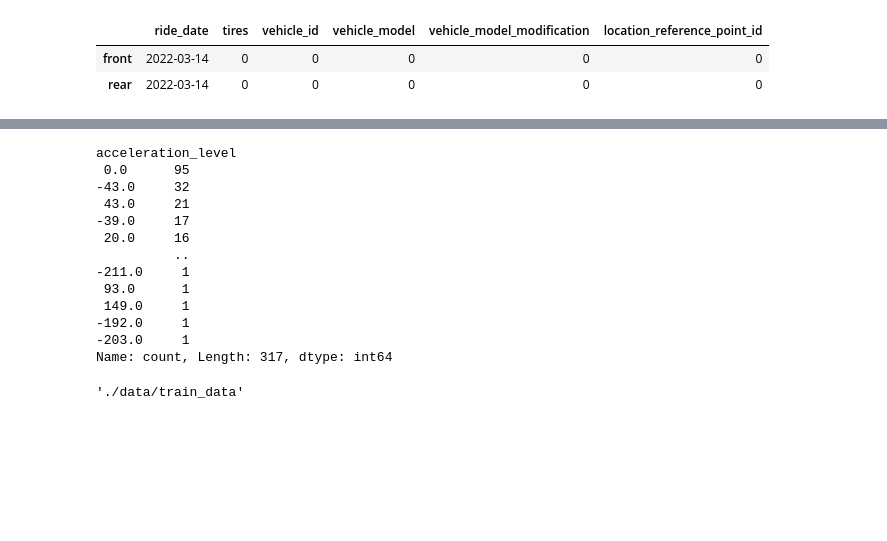
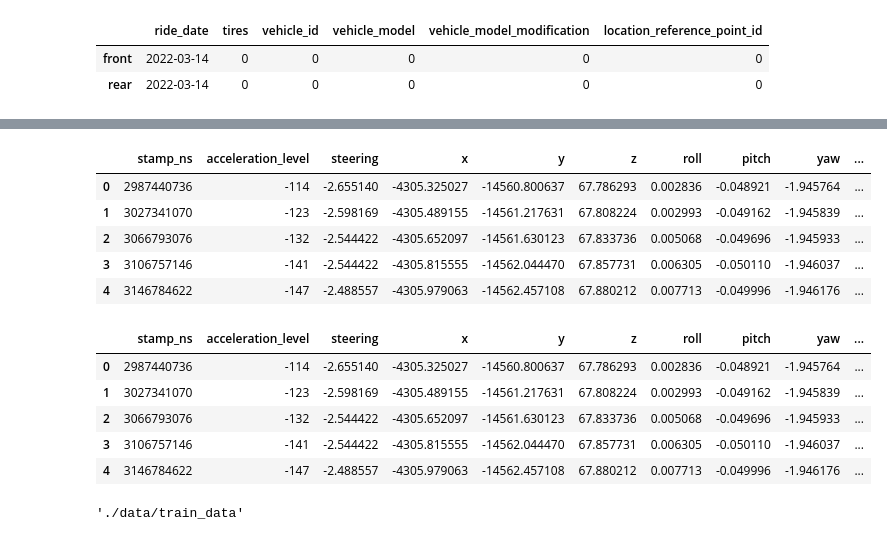
Before and after one commit to rvegrc/self_drive, a Jupyter notebook: self-driveing.ipynb, the cells around one changed output, grey strips where cells are left out. Drawn from its saved outputs; the diff is of its cells as text; code cells hidden in the pictures; blank space fills up the shorter version.

Commit message:
make func for create df for model

```diff
--- a/self-driveing.ipynb
+++ b/self-driveing.ipynb
@@ -224,21 +170,3 @@ metadata_temp
 |  | ride_date | tires | vehicle_id | vehicle_model | vehicle_model_modification | location_reference_point_id |
 | front | 2022-03-14 | 0 | 0 | 0 | 0 | 0 |
 | rear | 2022-03-14 | 0 | 0 | 0 | 0 | 0 |
-# %%
-# change tires column to front and rear columns
-def tires_to_columns_date(metadata:pd.DataFrame):
-    '''Change tires column to front and rear columns and
-        and convert ride_date to datetime and add year, month, day columns'''
-    metadata['front_tire'] = metadata['tires'][0]
-    metadata['rear_tire'] = metadata['tires'][1]
-    metadata = metadata.drop(columns=['tires']).reset_index(drop=True).loc[:0]
-    # convert ride_date to datetime and add year, month, day columns
-    metadata['ride_date'] = pd.to_datetime(metadata['ride_date'])
-    metadata['ride_year'] = metadata['ride_date'].dt.year
-    metadata['ride_month'] = metadata['ride_date'].dt.month
-    metadata['ride_day'] = metadata['ride_date'].dt.day
-    metadata = metadata.drop(columns=['ride_date'])
-    return metadata
-# %%
-metadata_temp = tires_to_columns_date(metadata_temp)
-metadata_temp
@@ -267,4 +172,0 @@ dtype: object
-# %%
-# duplicate metadata rows by the number of localization rows
-metadata_temp = metadata_temp.loc[metadata_temp.index.repeat(len(localization_temp))].reset_index(drop=True)
-metadata_temp.head()
@@ -323,16 +172,0 @@ loc_met_ctrl
-# %%
-loc_met_ctrl['acceleration_level'].value_counts()
-# %% [output]
-acceleration_level
- 0.0      95
--43.0     32
- 43.0     21
--39.0     17
- 20.0     16
-          ..
--211.0     1
- 93.0      1
- 149.0     1
--192.0     1
--203.0     1
-Name: count, Length: 317, dtype: int64
@@ -339,3 +243,24 @@ Name: count, Length: 317, dtype: int64
+# %%
+control_model = make_df_model(control_temp, localization_temp, metadata_temp)
+control_model.head()
+# %% [output]
+|  | stamp_ns | acceleration_level | steering | x | y | z | roll | pitch | yaw | ... |
+| 0 | 2987440736 | -114 | -2.655140 | -4305.325027 | -14560.800637 | 67.786293 | 0.002836 | -0.048921 | -1.945764 | ... |
+| 1 | 3027341070 | -123 | -2.598169 | -4305.489155 | -14561.217631 | 67.808224 | 0.002993 | -0.049162 | -1.945839 | ... |
+| 2 | 3066793076 | -132 | -2.544422 | -4305.652097 | -14561.630123 | 67.833736 | 0.005068 | -0.049696 | -1.945933 | ... |
+| 3 | 3106757146 | -141 | -2.544422 | -4305.815555 | -14562.044470 | 67.857731 | 0.006305 | -0.050110 | -1.946037 | ... |
+| 4 | 3146784622 | -147 | -2.488557 | -4305.979063 | -14562.457108 | 67.880212 | 0.007713 | -0.049996 | -1.946176 | ... |
+# %%
+# add id column
+control_model['train_id'] = train_ids[0]
+control_model.head()
+# %% [output]
+|  | stamp_ns | acceleration_level | steering | x | y | z | roll | pitch | yaw | ... |
+| 0 | 2987440736 | -114 | -2.655140 | -4305.325027 | -14560.800637 | 67.786293 | 0.002836 | -0.048921 | -1.945764 | ... |
+| 1 | 3027341070 | -123 | -2.598169 | -4305.489155 | -14561.217631 | 67.808224 | 0.002993 | -0.049162 | -1.945839 | ... |
+| 2 | 3066793076 | -132 | -2.544422 | -4305.652097 | -14561.630123 | 67.833736 | 0.005068 | -0.049696 | -1.945933 | ... |
+| 3 | 3106757146 | -141 | -2.544422 | -4305.815555 | -14562.044470 | 67.857731 | 0.006305 | -0.050110 | -1.946037 | ... |
+| 4 | 3146784622 | -147 | -2.488557 | -4305.979063 | -14562.457108 | 67.880212 | 0.007713 | -0.049996 | -1.946176 | ... |
 # %%
 # read data in each file
 def read_data(path: str, ids: pd.Series, files: list):
```
Also changed, not shown: parts of 11 cells of this notebook.
